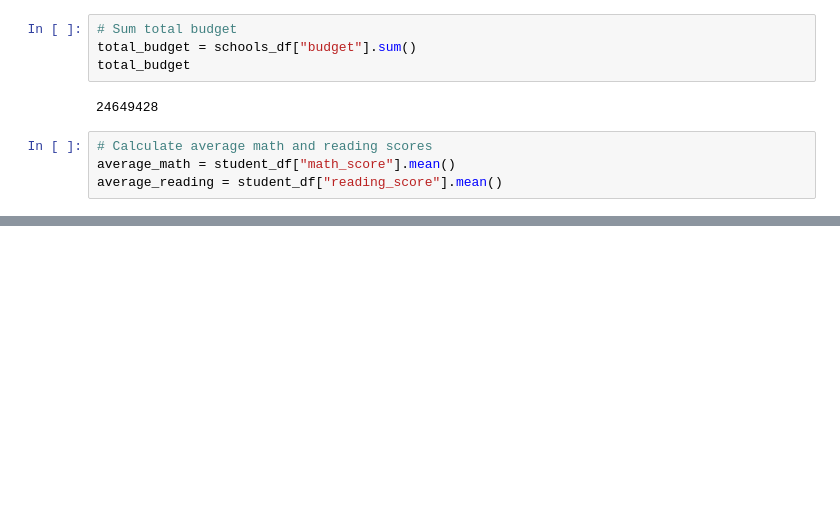
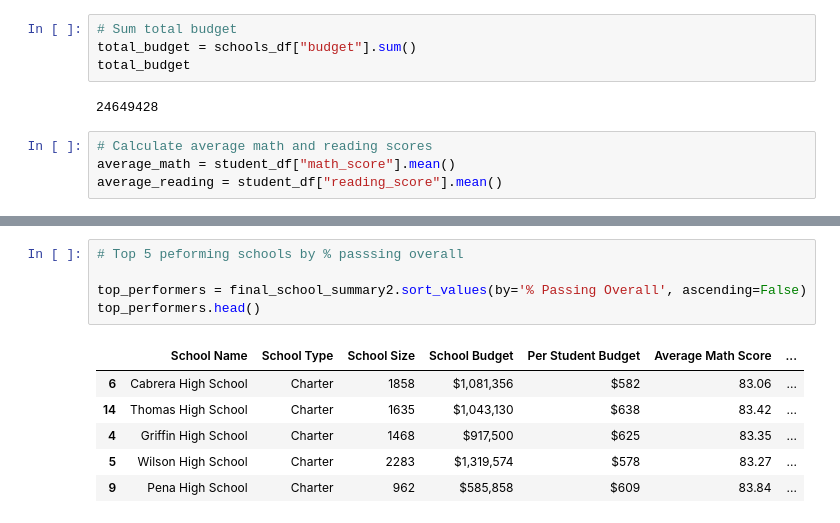
Before and after one commit to katrinan029/pandas-challenge, a Jupyter notebook: PyCitySchools/PyCitySchools.ipynb, the cells around one changed output, grey strips where cells are left out. Drawn from its saved outputs; the diff is of its cells as text; blank space fills up the shorter version.

```diff
--- a/PyCitySchools/PyCitySchools.ipynb
+++ b/PyCitySchools/PyCitySchools.ipynb
@@ -308,0 +137,12 @@ Thomas High School 1.0
+# %%
+# Top 5 peforming schools by % passsing overall
+
+top_performers = final_school_summary2.sort_values(by='% Passing Overall', ascending=False)
+top_performers.head()
+# %% [output]
+|  | School Name | School Type | School Size | School Budget | Per Student Budget | Average Math Score | ... |
+| 6 | Cabrera High School | Charter | 1858 | $1,081,356 | $582 | 83.06 | ... |
+| 14 | Thomas High School | Charter | 1635 | $1,043,130 | $638 | 83.42 | ... |
+| 4 | Griffin High School | Charter | 1468 | $917,500 | $625 | 83.35 | ... |
+| 5 | Wilson High School | Charter | 2283 | $1,319,574 | $578 | 83.27 | ... |
+| 9 | Pena High School | Charter | 962 | $585,858 | $609 | 83.84 | ... |
```
Also changed, not shown: parts of 27 cells of this notebook, 1 other file.
